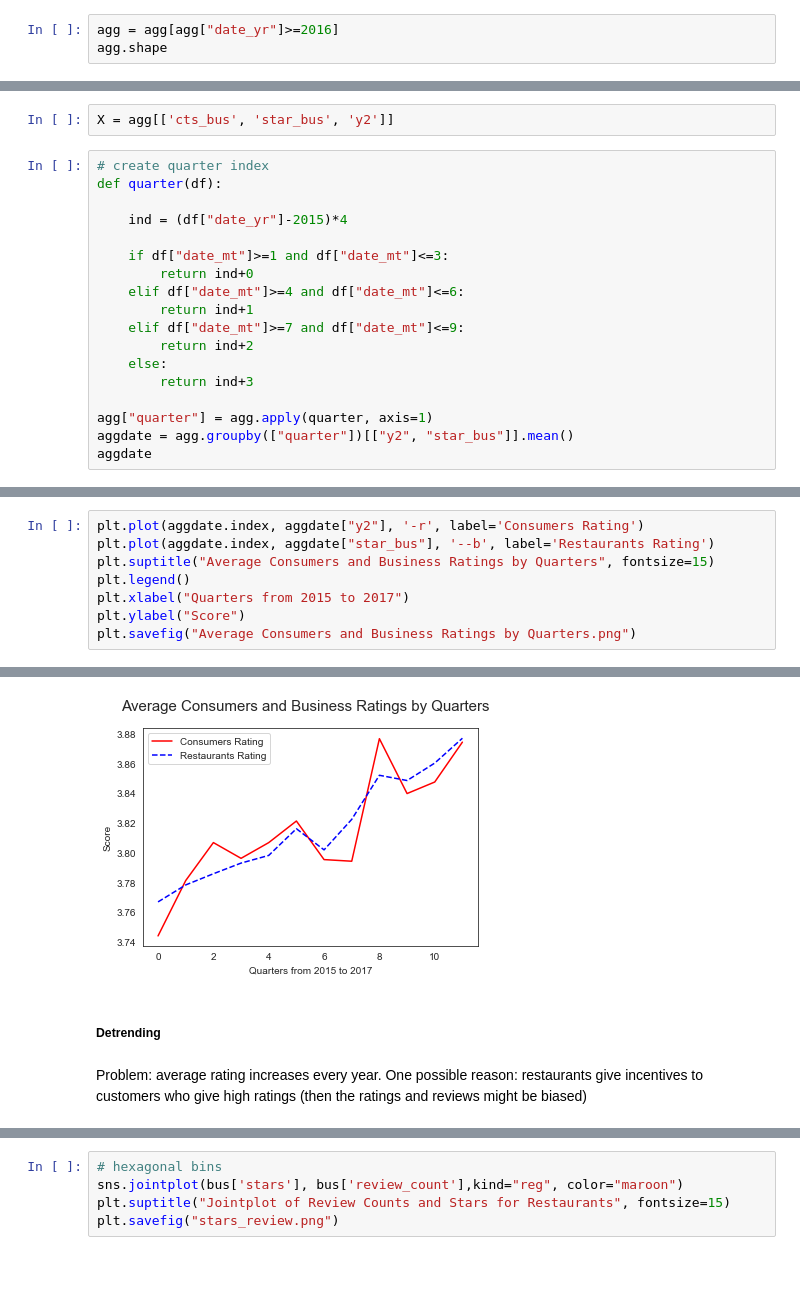
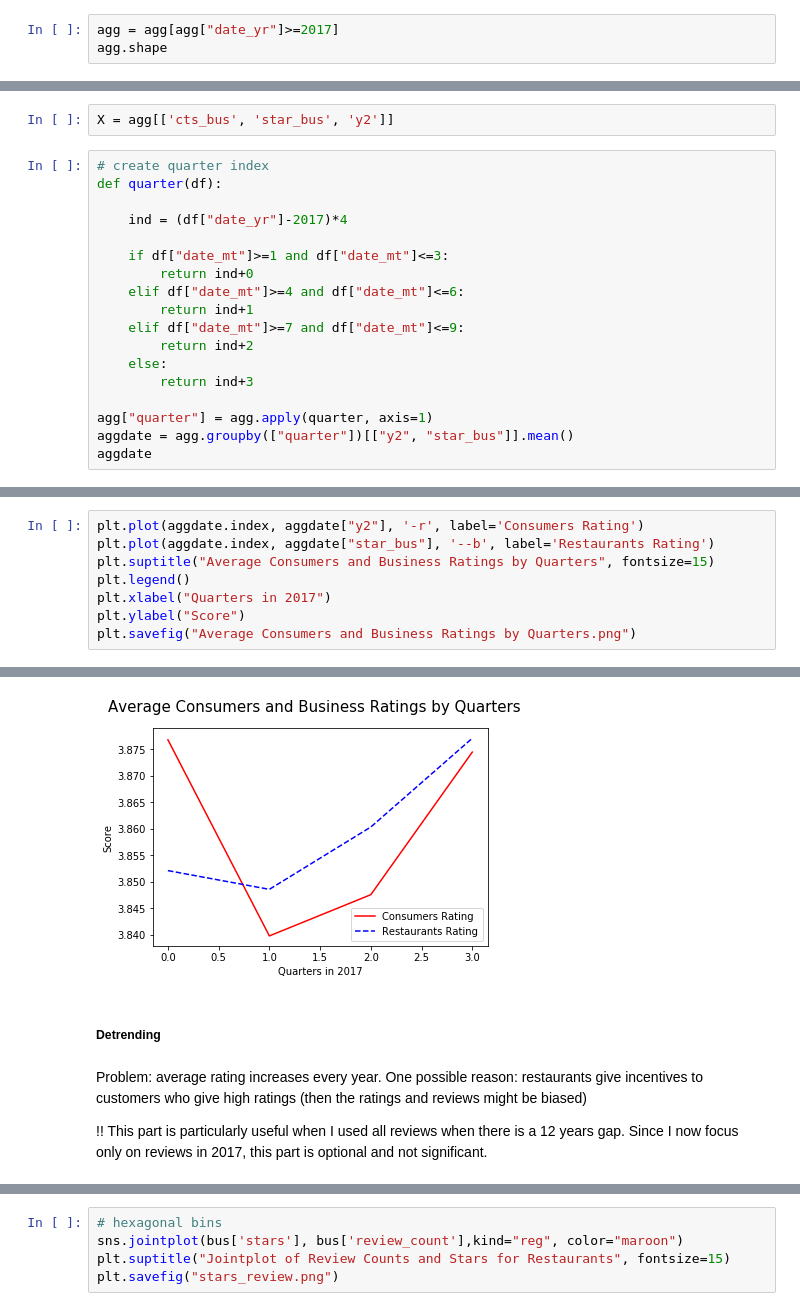
Before and after one commit to liu431/Digital-and-Algorithmic-Marketing, a Jupyter notebook: algo.ipynb, the cells around one changed output, grey strips where cells are left out. Cells and saved outputs as stored; diff of their text form; blank space fills up the shorter version.

```diff
--- a/algo.ipynb
+++ b/algo.ipynb
@@ -161,6 +168,6 @@ first     2005-01-26 00:00:00
 last      2017-12-11 00:00:00
 Name: DATE, dtype: object
 # %%
-agg = agg[agg["date_yr"]>=2016]
+agg = agg[agg["date_yr"]>=2017]
 agg.shape
 # %% [output]
@@ -321,7 +334,7 @@ X = agg[['cts_bus', 'star_bus', 'y2']]
 # create quarter index
 def quarter(df):
 
-    ind = (df["date_yr"]-2015)*4
+    ind = (df["date_yr"]-2017)*4
 
     if df["date_mt"]>=1 and df["date_mt"]<=3:
         return ind+0
@@ -355,7 +360,7 @@ plt.plot(aggdate.index, aggdate["y2"], '-r', label='Consumers Rating')
 plt.plot(aggdate.index, aggdate["star_bus"], '--b', label='Restaurants Rating')
 plt.suptitle("Average Consumers and Business Ratings by Quarters", fontsize=15)
 plt.legend()
-plt.xlabel("Quarters from 2015 to 2017")
+plt.xlabel("Quarters in 2017")
 plt.ylabel("Score")
 plt.savefig("Average Consumers and Business Ratings by Quarters.png")
 # %% [output]
@@ -362,6 +374,8 @@ plt.savefig("Average Consumers and Business Ratings by Quarters.png")
-[figure, old version]
+[figure, new version]
 # %% [markdown]
 ##### Detrending
 # %% [markdown]
 Problem: average rating increases every year. One possible reason: restaurants give incentives to customers who give high ratings (then the ratings and reviews might be biased)
+
+!! This part is particularly useful when I used all reviews when there is a 12 years gap. Since I now focus only on reviews in 2017, this part is optional and not significant.
 # %% [markdown]
```
Also changed, not shown: parts of 116 cells of this notebook.
